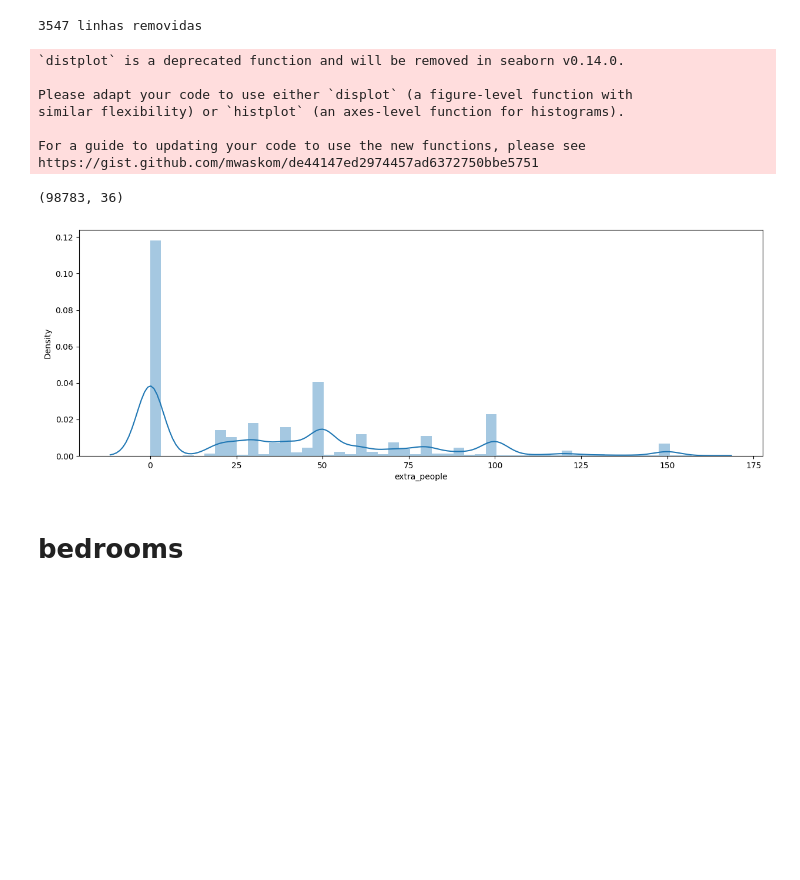
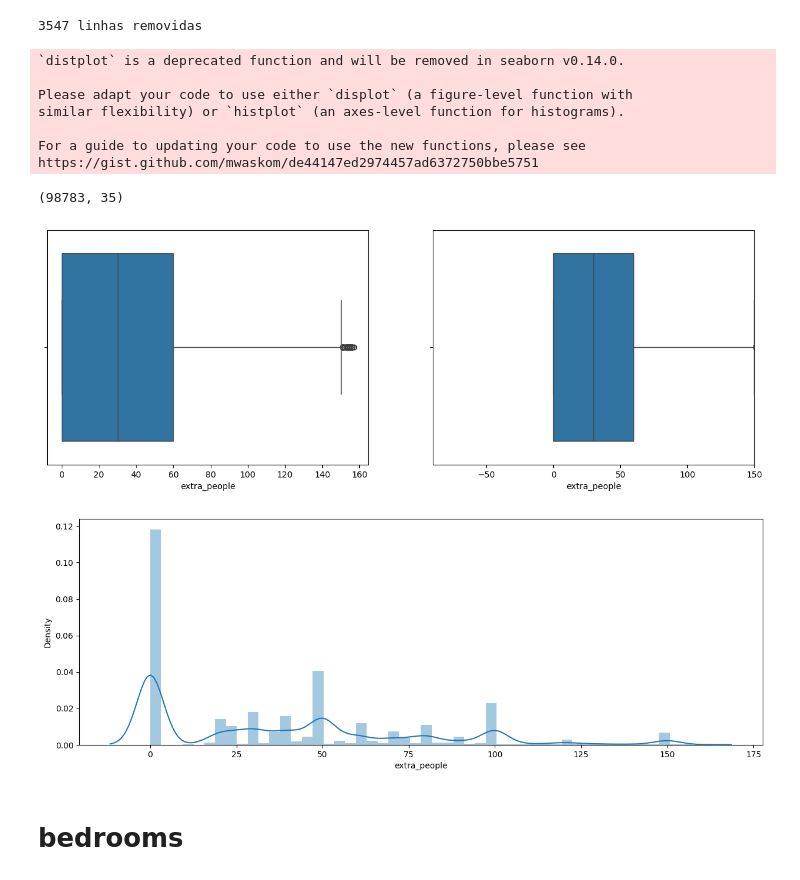
Before and after one commit to WolffStein/Airbnb_2019_Rio, a Jupyter notebook: AirBnB.ipynb, the cells around one changed output. Cells and saved outputs as stored; diff of their text form; code cells hidden in the pictures; blank space fills up the shorter version.

```diff
--- a/AirBnB.ipynb
+++ b/AirBnB.ipynb
@@ -357,18 +360,20 @@ print('{} linhas removidas'.format(linhas_removidas))
 # %% [output]
 3547 linhas removidas
 # %%
+diagrama_caixa(base_airbnb['extra_people'])
 histograma(base_airbnb['extra_people'])
 print(base_airbnb.shape)
 # %% [output]
 `distplot` is a deprecated function and will be removed in seaborn v0.14.0.
 
 Please adapt your code to use either `displot` (a figure-level function with
 similar flexibility) or `histplot` (an axes-level function for histograms).
 
 For a guide to updating your code to use the new functions, please see
 https://gist.github.com/mwaskom/de44147ed2974457ad6372750bbe5751
-(98783, 36)
+(98783, 35)
-[figure, old version]
+[figure, new version]
+[figure, added]
 # %% [markdown]
 # bedrooms
 # %%
```
Also changed, not shown: parts of 4 cells of this notebook, 1 other file.
